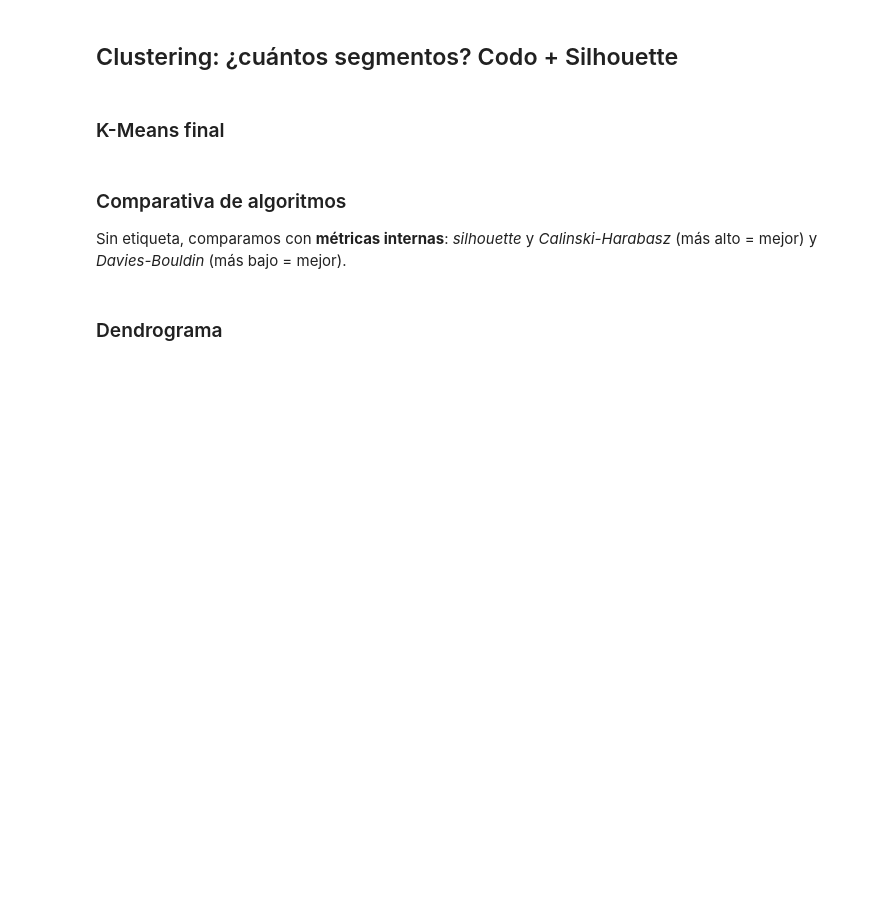
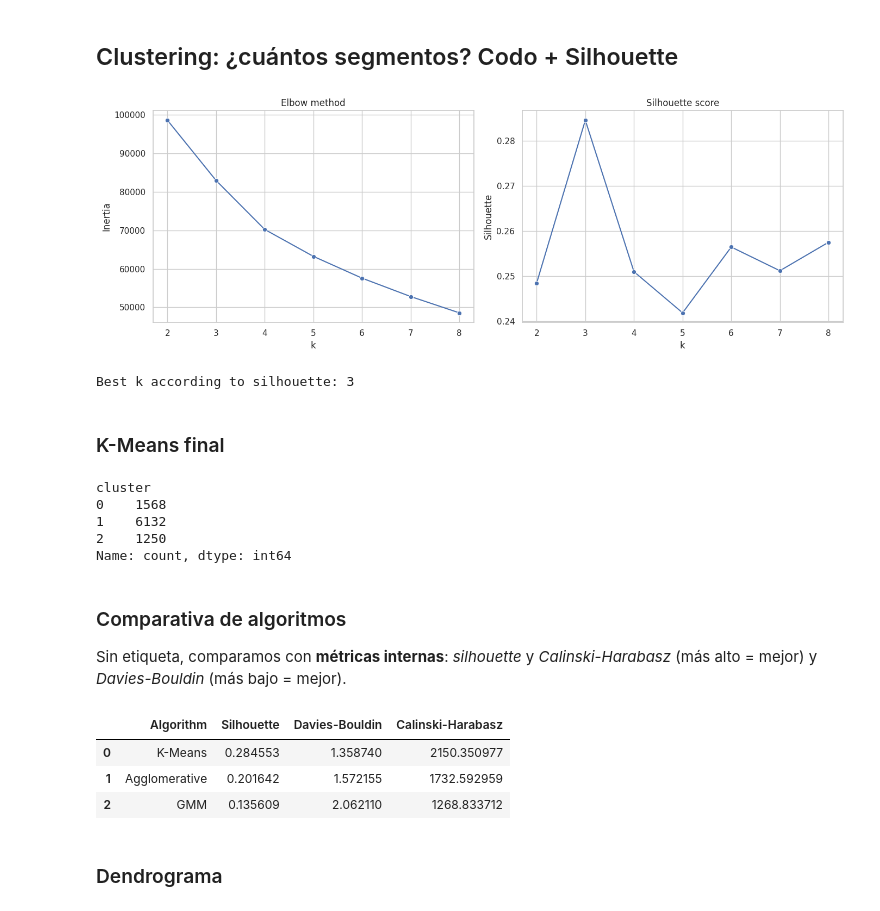
Before and after one commit to Bootcamp-IA-MAD-P7/Proyecto7-Unsupervised-ML-Gisella, a Jupyter notebook: workshop-clustering-creditcard.ipynb, the cells around one changed output. Drawn from its saved outputs; the diff is of its cells as text; code cells hidden in the pictures; blank space fills up the shorter version.

```diff
--- a/workshop-clustering-creditcard.ipynb
+++ b/workshop-clustering-creditcard.ipynb
@@ -80,2 +164,32 @@ for k in k_values:
+# %%
+pca_clust = PCA(n_components=n_comp_80, random_state=RANDOM_STATE)
+X_red = pca_clust.fit_transform(X)
+
+k_values = range(2, 9)
+inertias, silhouettes = [], []
+for k in k_values:
+    km = KMeans(n_clusters=k, random_state=RANDOM_STATE, n_init=10)
+    labels = km.fit_predict(X_red)
+    inertias.append(km.inertia_)
+    silhouettes.append(silhouette_score(X_red, labels))
+
+fig, axes = plt.subplots(1, 2, figsize=(14, 5))
+sns.lineplot(x=list(k_values), y=inertias, marker='o', ax=axes[0])
+axes[0].set_title('Elbow method')
+axes[0].set_xlabel('k')
+axes[0].set_ylabel('Inertia')
+
+sns.lineplot(x=list(k_values), y=silhouettes, marker='o', ax=axes[1])
+axes[1].set_title('Silhouette score')
+axes[1].set_xlabel('k')
+axes[1].set_ylabel('Silhouette')
+plt.tight_layout()
+plt.show()
+
+best_k = list(k_values)[int(np.argmax(silhouettes))]
+print(f'Best k according to silhouette: {best_k}')
+# %% [output]
+[figure, added]
+Best k according to silhouette: 3
 # %% [markdown]
 ### K-Means final
@@ -84,3 +196,15 @@ for k in k_values:
+# %%
+kmeans = KMeans(n_clusters=best_k, random_state=RANDOM_STATE, n_init=10)
+cluster_labels = kmeans.fit_predict(X_red)
+
+df['cluster'] = cluster_labels
+print(df['cluster'].value_counts().sort_index())
+# %% [output]
+cluster
+0    1568
+1    6132
+2    1250
+Name: count, dtype: int64
 # %% [markdown]
 ### Comparativa de algoritmos
 
@@ -91,2 +212,32 @@ Sin etiqueta, comparamos con **métricas internas**: *silhouette* y *Calinski-Ha
+# %%
+def evaluate(name, labels, X):
+    labels = np.asarray(labels)
+    mask = labels != -1
+    if mask.sum() < 2 or len(set(labels[mask])) < 2:
+        sil, db, ch = np.nan, np.nan, np.nan
+    else:
+        sil = silhouette_score(X[mask], labels[mask])
+        db = davies_bouldin_score(X[mask], labels[mask])
+        ch = calinski_harabasz_score(X[mask], labels[mask])
+    return {'Algorithm': name, 'Silhouette': sil, 'Davies-Bouldin': db, 'Calinski-Harabasz': ch}
+
+results = []
+
+results.append(evaluate('K-Means', cluster_labels, X_red))
+
+agg = AgglomerativeClustering(n_clusters=best_k).fit(X_red)
+results.append(evaluate('Agglomerative', agg.labels_, X_red))
+
+gmm = GaussianMixture(n_components=best_k, random_state=RANDOM_STATE).fit(X_red)
+gmm_labels = gmm.predict(X_red)
+results.append(evaluate('GMM', gmm_labels, X_red))
+
+df_results = pd.DataFrame(results)
+df_results
+# %% [output]
+|  | Algorithm | Silhouette | Davies-Bouldin | Calinski-Harabasz |
+| 0 | K-Means | 0.284553 | 1.358740 | 2150.350977 |
+| 1 | Agglomerative | 0.201642 | 1.572155 | 1732.592959 |
+| 2 | GMM | 0.135609 | 2.062110 | 1268.833712 |
 # %% [markdown]
 ### Dendrograma
```
Also changed, not shown: parts of 35 cells of this notebook, 1 other file.
